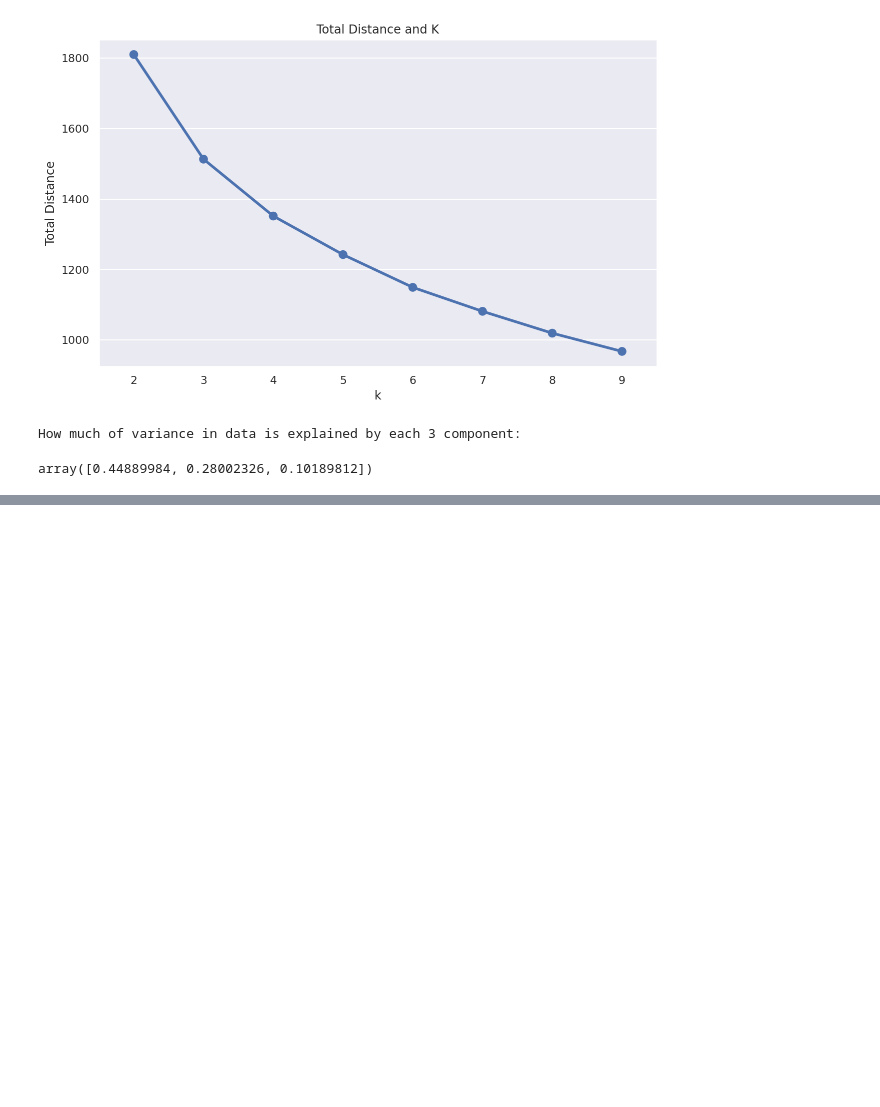
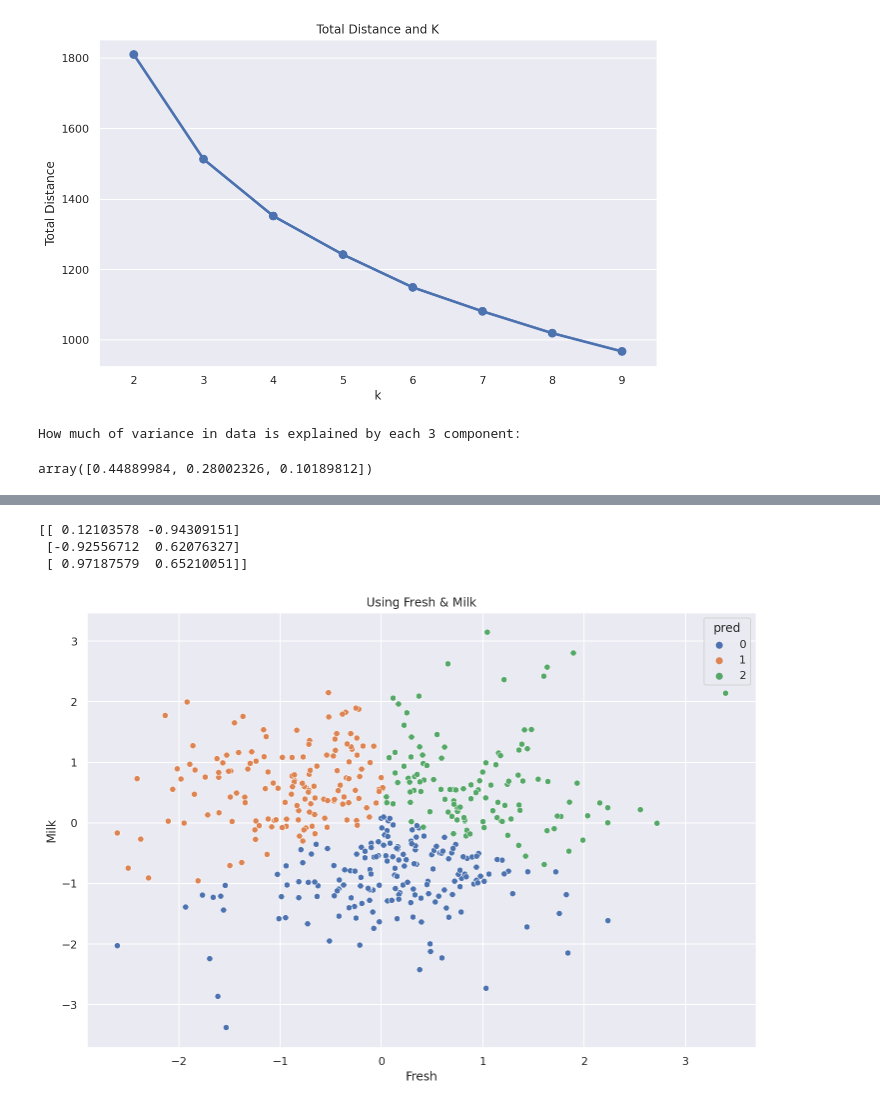
Before and after one commit to ahmadsadeed/COGS109_Project, a Jupyter notebook: project.ipynb, the cells around one changed output, grey strips where cells are left out. Drawn from its saved outputs; the diff is of its cells as text; code cells hidden in the pictures; blank space fills up the shorter version.

```diff
--- a/project.ipynb
+++ b/project.ipynb
@@ -293,0 +372,19 @@ fig.show()
+# %%
+kmeans = KMeans(n_clusters = 3, max_iter = 1000, random_state = 1)
+kmeans.fit(X)
+predict = kmeans.predict(X)
+centers = kmeans.cluster_centers_
+# %%
+print(centers)
+# %% [output]
+[[ 0.12103578 -0.94309151]
+ [-0.92556712  0.62076327]
+ [ 0.97187579  0.65210051]]
+# %%
+plt.figure(figsize = (12,8))
+X['pred'] = predict
+sns.scatterplot('Fresh', 'Milk', data=X, hue='pred', palette="deep")
+plt.title('Using Fresh & Milk')
+plt.show()
+# %% [output]
+[figure, added]
```
Also changed, not shown: parts of 16 cells of this notebook.
